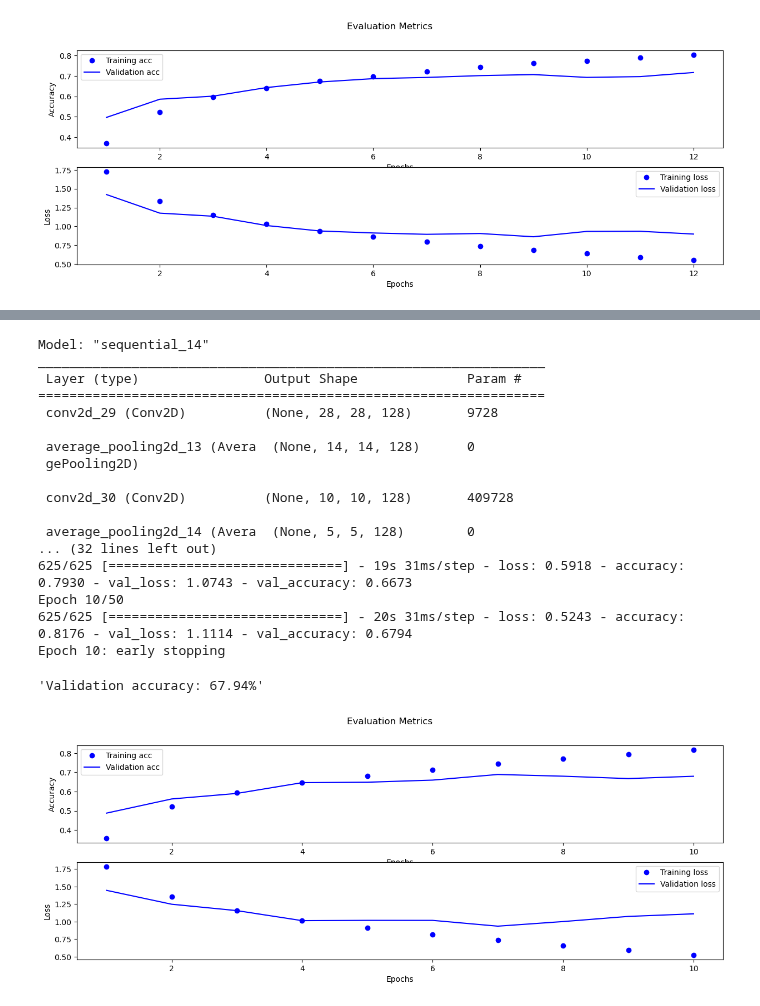
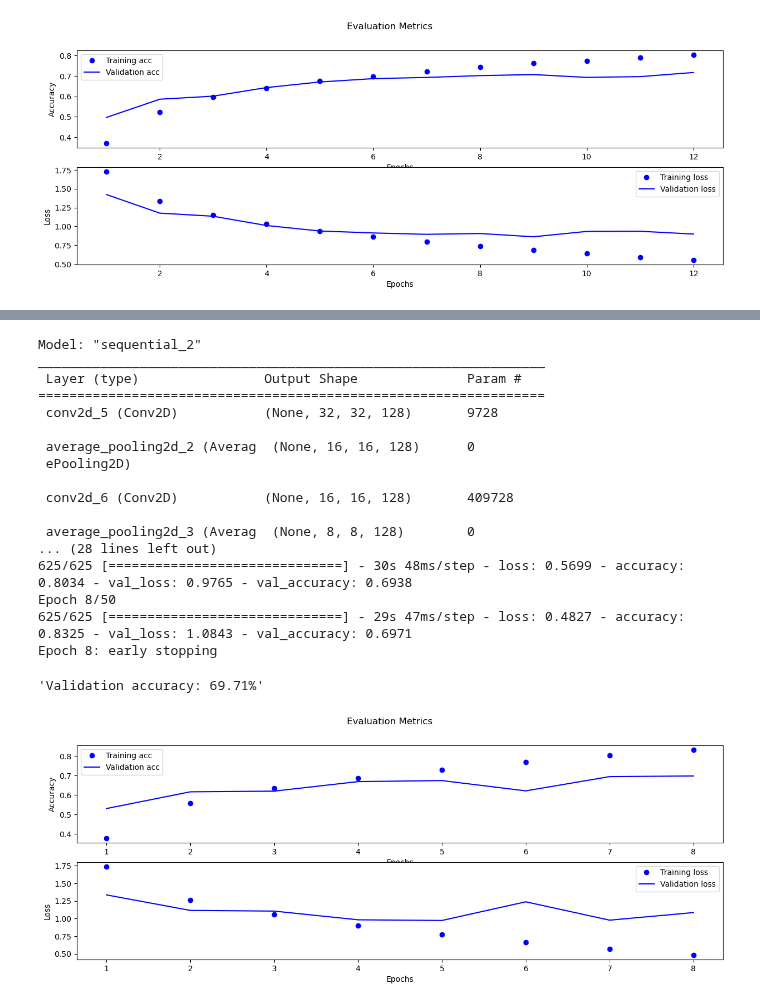
Before and after one commit to akiehl2000/STAA578_Homework, a Jupyter notebook: Homework 3/homework3.ipynb, the cells around one changed output, grey strips where cells are left out. Drawn from its saved outputs; the diff is of its cells as text; code cells hidden in the pictures.

```diff
--- a/Homework 3/homework3.ipynb
+++ b/Homework 3/homework3.ipynb
@@ -236,35 +292,35 @@ Epoch 11: early stopping
 # %%
 # define model architecture
 model = models.Sequential([
-    Conv2D(128, (5, 5), activation = 'relu', input_shape = (32, 32, 3)),
+    Conv2D(128, (5, 5), padding = 'same', activation = 'relu', input_shape = (32, 32, 3)),
     AveragePooling2D((2, 2), 2),
-    Conv2D(128, (5, 5), activation = 'relu'),
+    Conv2D(128, (5, 5), padding = 'same', activation = 'relu'),
     AveragePooling2D((2, 2), 2),
     Flatten(),
     Dense(120, activation = 'relu'),
     Dense(84, activation = 'relu'),
     Dense(10, activation = 'softmax')
 ])
 
 # evaluate model
 EvaluateModel(model)
 # %% [output]
-Model: "sequential_14"
+Model: "sequential_2"
 _________________________________________________________________
  Layer (type)                Output Shape              Param #
 =================================================================
- conv2d_29 (Conv2D)          (None, 28, 28, 128)       9728
+ conv2d_5 (Conv2D)           (None, 32, 32, 128)       9728
 
- average_pooling2d_13 (Avera  (None, 14, 14, 128)      0
- gePooling2D)
+ average_pooling2d_2 (Averag  (None, 16, 16, 128)      0
+ ePooling2D)
 
- conv2d_30 (Conv2D)          (None, 10, 10, 128)       409728
+ conv2d_6 (Conv2D)           (None, 16, 16, 128)       409728
 
- average_pooling2d_14 (Avera  (None, 5, 5, 128)        0
-... (32 lines left out)
-625/625 [==============================] - 19s 31ms/step - loss: 0.5918 - accuracy: 0.7930 - val_loss: 1.0743 - val_accuracy: 0.6673
-Epoch 10/50
-625/625 [==============================] - 20s 31ms/step - loss: 0.5243 - accuracy: 0.8176 - val_loss: 1.1114 - val_accuracy: 0.6794
-Epoch 10: early stopping
+ average_pooling2d_3 (Averag  (None, 8, 8, 128)        0
+... (28 lines left out)
+625/625 [==============================] - 30s 48ms/step - loss: 0.5699 - accuracy: 0.8034 - val_loss: 0.9765 - val_accuracy: 0.6938
+Epoch 8/50
+625/625 [==============================] - 29s 47ms/step - loss: 0.4827 - accuracy: 0.8325 - val_loss: 1.0843 - val_accuracy: 0.6971
+Epoch 8: early stopping
-'Validation accuracy: 67.94%'
+'Validation accuracy: 69.71%'
-[figure, old version]
+[figure, new version]
```
Also changed, not shown: parts of 4 cells of this notebook.
